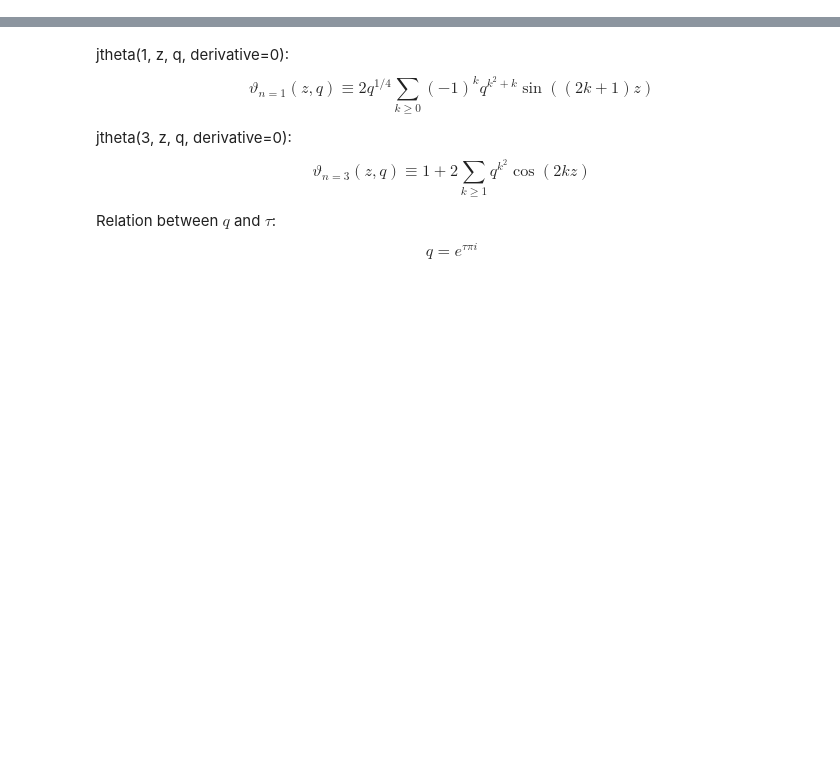
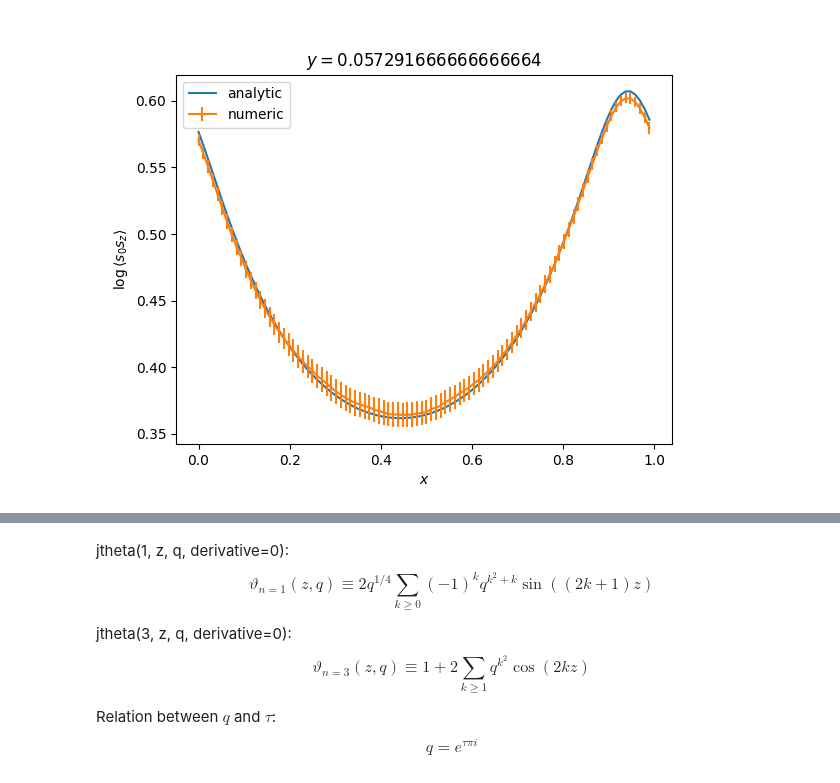
Before and after one commit to nobuyukimatsumoto68/hex, a Jupyter notebook: analysis.ipynb, the cells around one changed output, grey strips where cells are left out. Drawn from its saved outputs; the diff is of its cells as text; code cells hidden in the pictures; blank space fills up the shorter version.

```diff
--- a/analysis.ipynb
+++ b/analysis.ipynb
@@ -255,9 +12,0 @@ def ZMtot():
-# %%
-def ss_corr_analytic(z):
-    res = 0.0
-    for nu in range(1,5):
-        res += ZMss_nu( z,nu )
-
-    res /= ZItot()
-
-    return res
@@ -284,0 +249,9 @@ eta1 = -1.0/6.0 * th1(0, n=3)/th1(0, n=1)
+# %%
+def ss_corr_analytic(z):
+    res = 0.0
+    for nu in range(1,5):
+        res += ZMss_nu( z,nu )
+
+    res /= ZMtot()
+
+    return res
@@ -454,0 +385,18 @@ format_print(jk.mean(), jk.err())
+# %%
+plt.close()
+
+x = np.arange(0, Lx)/Lx
+y = np.array( [ss_corr_analytic( xx + tau*t/Ly ) for xx in x] )
+plt.plot( x, np.log(y), label="analytic" )
+
+plt.errorbar( yt.T[0]/Lx, np.log( fac * yt.T[2]), np.abs(yt.T[3]/yt.T[2]), label="numeric" )
+
+plt.legend()
+# plt.ylim( 0.0, 1.0 )
+
+plt.title("$y="+str(t/Ly)+"$")
+plt.xlabel("$x$")
+plt.ylabel("$\\log\\langle s_0 s_z\\rangle $")
+plt.savefig('./yslice.pdf',bbox_inches='tight')
+# %% [output]
+[figure, added]
```
Also changed, not shown: parts of 63 cells of this notebook.
